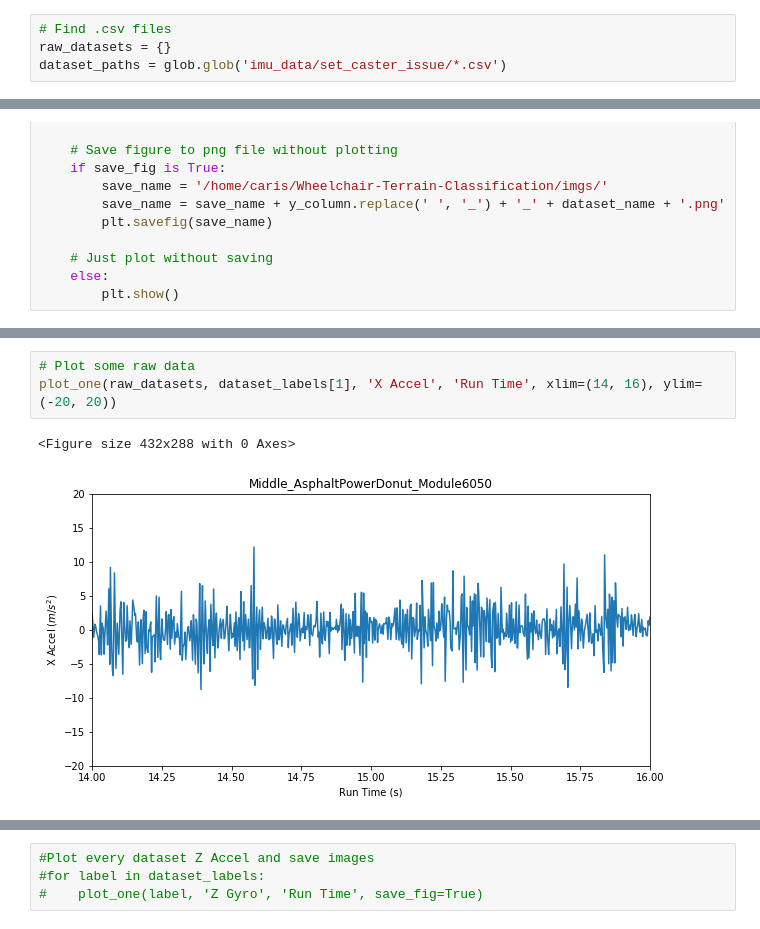
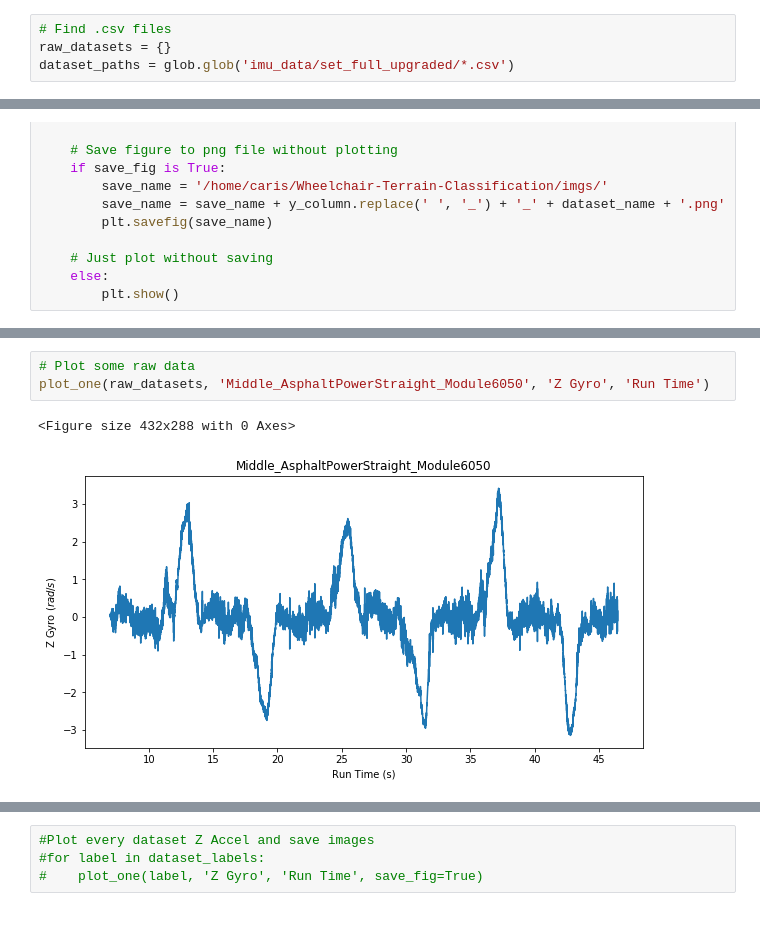
Before and after one commit to KeenanMcConkey/Wheelchair-Terrain-Classification, a Jupyter notebook: TerrainClassification-NewData.ipynb, the cells around one changed output, grey strips where cells are left out. Cells and saved outputs as stored; diff of their text form.

```diff
--- a/TerrainClassification-NewData.ipynb
+++ b/TerrainClassification-NewData.ipynb
@@ -97,7 +97,7 @@ def get_transform(_label):
 # %%
 # Find .csv files
 raw_datasets = {}
-dataset_paths = glob.glob('imu_data/set_caster_issue/*.csv')
+dataset_paths = glob.glob('imu_data/set_full_upgraded/*.csv')
 # %%
 # Import datasets as an array of Pandas DataFrames
 TRIM_START = 1800 # Number of data points to trim from each side (1s = 300 data points for frame)
@@ -214,6 +228,6 @@ def plot_one(_datasets, dataset_name, y_column, x_column, xlim=None, ylim=None,
 # %%
 # Plot some raw data
-plot_one(raw_datasets, dataset_labels[1], 'X Accel', 'Run Time', xlim=(14, 16), ylim=(-20, 20))
+plot_one(raw_datasets, 'Middle_AsphaltPowerStraight_Module6050', 'Z Gyro', 'Run Time')
 # %% [output]
 <Figure size 432x288 with 0 Axes>
-[figure, old version]
+[figure, new version]
```
Also changed, not shown: parts of 78 cells of this notebook, 36 other files.
